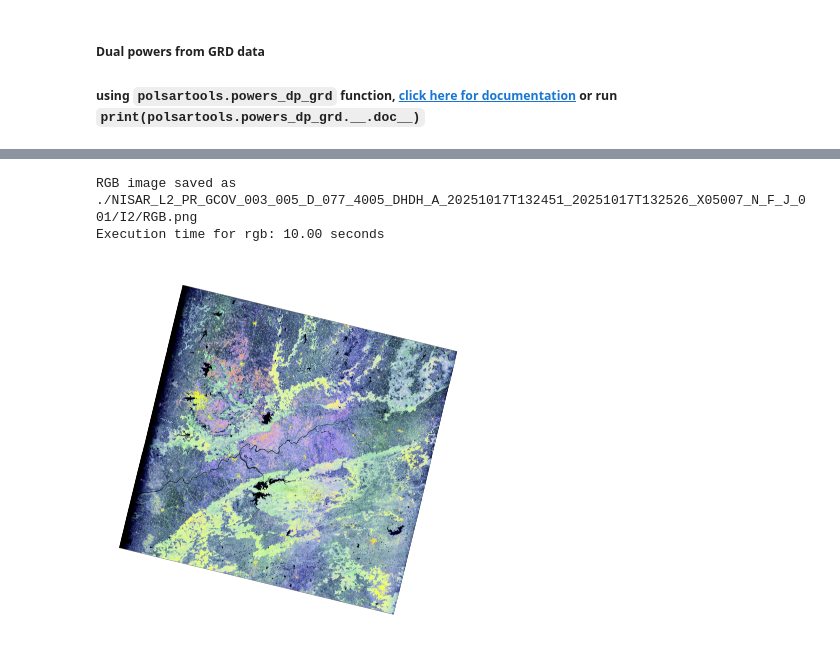
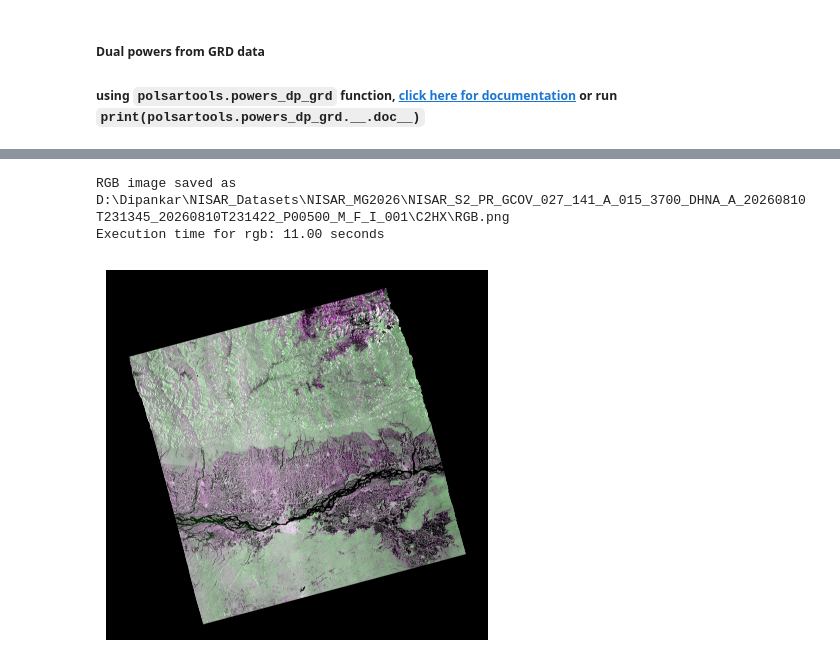
Before and after one commit to polsartools/polsartools-tutorials, a Jupyter notebook: jupyter-notebooks/NISAR_GCOV_Dual_pol.ipynb, the cells around one changed output, grey strips where cells are left out. Cells and saved outputs as stored; diff of their text form; code cells hidden in the pictures.

Commit message:
change to C2 folder and raster sampling

```diff
--- a/jupyter-notebooks/NISAR_GCOV_Dual_pol.ipynb
+++ b/jupyter-notebooks/NISAR_GCOV_Dual_pol.ipynb
@@ -115,5 +103,5 @@ Data downloaded from [https://nisar.asf.earthdatacloud.nasa.gov/NISAR/NISAR_L2_G
 # %%
-inFile =r"./NISAR_L2_PR_GCOV_003_005_D_077_4005_DHDH_A_20251017T132451_20251017T132526_X05007_N_F_J_001.h5"
+inFile =r"D:\Dipankar\NISAR_Datasets\NISAR_MG2026\NISAR_S2_PR_GCOV_027_141_A_015_3700_DHNA_A_20260810T231345_20260810T231422_P00500_M_F_I_001.h5"
 
 # The following function extracts backscatter intensity from NISAR GCOV data.
 # Provide path to the NISAR GCOV .h5 file.
@@ -133,11 +124,6 @@ Execution time for import_nisar_gcov: 36.00 seconds
 # %% [markdown]
 #### Generate a quick look RGB from Intesity images
 # %%
-I2Folder = os.path.join(inFile.split('.h5')[0],'I2')
-
-blue = os.path.join(I2Folder,'HHHH.tif')
-red = os.path.join(I2Folder,'HHHH.tif')
-green = os.path.join(I2Folder,'HVHV.tif')
-
-pst.rgb(red,green,blue)
+C2Folder = os.path.join(inFile.split('.h5')[0],'C2HX')
+pst.rgb_dp(C2Folder,type=2) #Types indicate diffent band combinations
 # %% [output]
@@ -198,10 +187,10 @@ Execution time for powers_dp_grd: 9.00 seconds
 # %%
-blue = os.path.join(I2Folder,'Psl_dcmp_grd.tif')
-red = os.path.join(I2Folder,'Pdl_dcmp_grd.tif')
-green = os.path.join(I2Folder,'Pu_dcmp_grd.tif')
+blue = os.path.join(C2Folder,'Psl_dcmp_grd.tif')
+red = os.path.join(C2Folder,'Pdl_dcmp_grd.tif')
+green = os.path.join(C2Folder,'Pu_dcmp_grd.tif')
 
 pst.rgb(red,green,blue)
 # %% [output]
-RGB image saved as ./NISAR_L2_PR_GCOV_003_005_D_077_4005_DHDH_A_20251017T132451_20251017T132526_X05007_N_F_J_001/I2/RGB.png
-Execution time for rgb: 10.00 seconds
+RGB image saved as D:\Dipankar\NISAR_Datasets\NISAR_MG2026\NISAR_S2_PR_GCOV_027_141_A_015_3700_DHNA_A_20260810T231345_20260810T231422_P00500_M_F_I_001\C2HX\RGB.png
+Execution time for rgb: 11.00 seconds
-[figure, old version]
+[figure, new version]
```
Also changed, not shown: parts of 29 cells of this notebook.
